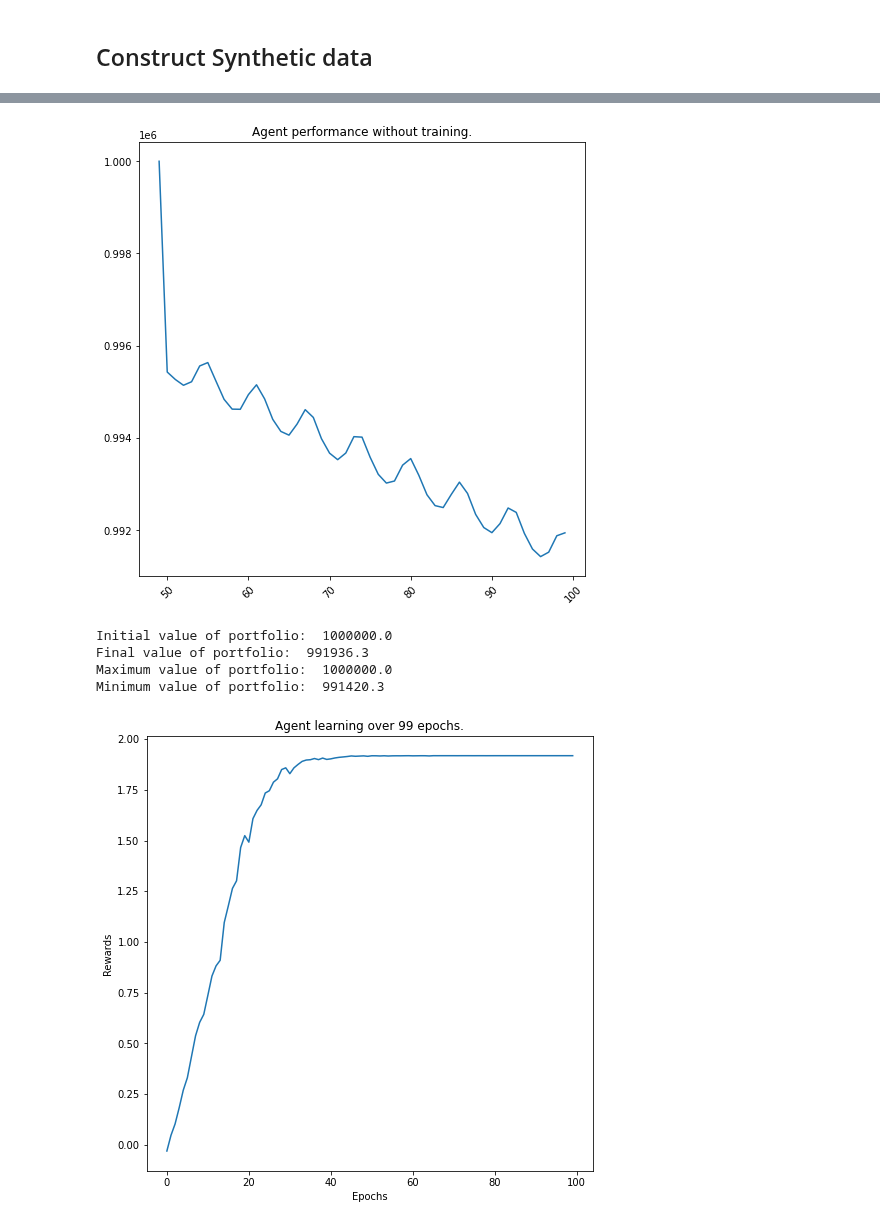
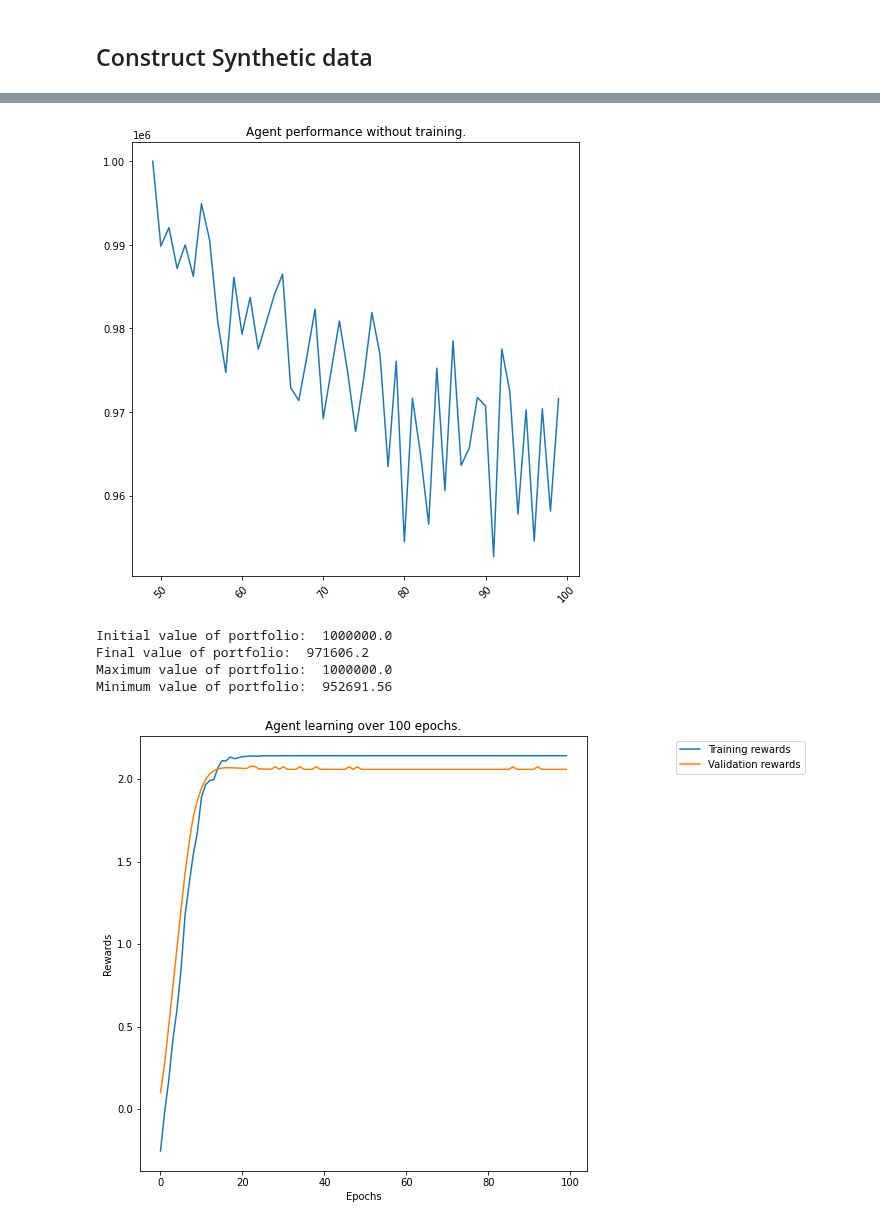
Before and after one commit to rajindermavi/portfolio_management, a Jupyter notebook: portfolio_management/test_training_synth_data.ipynb, the cells around one changed output, grey strips where cells are left out. Saved outputs shown, nothing was run; the diff lists cells and outputs as text; code cells hidden in the pictures.

```diff
--- a/portfolio_management/test_training_synth_data.ipynb
+++ b/portfolio_management/test_training_synth_data.ipynb
@@ -12,16 +12,21 @@ import matplotlib.pyplot as plt
 ## Construct Synthetic data
 # %%
 data_length = 100
-NOISE = 3
+NOISE = .05
+NUM_RATES = 4
+time_array = np.linspace(0,data_length-1,data_length)
 
-r = np.logspace( -4, -2, 4)
-
+r = np.logspace( -4, -2, NUM_RATES)
 rates = np.concatenate((-r,r),axis = 0)
 
-time_array = np.linspace(0,data_length-1,data_length)
+N_STOCKS = len(rates)
 
-rates_v_time =  np.outer(rates,time_array) + NOISE * np.outer(rates, np.sin(time_array))
+def synth_data():
 
-data = np.exp(np.stack([rates_v_time,rates_v_time],axis = 2))
+    rates_v_time =  np.outer(rates,time_array) * (1 +  np.random.normal(0, NOISE, size = (N_STOCKS,data_length)) )
 
-data.shape
+    return np.exp(np.stack([rates_v_time,rates_v_time],axis = 2))
+
+synth_train_data = synth_data()
+
+synth_validation_data = synth_data()
@@ -40,25 +51,26 @@ plt.show()
 # %%
 agent = DPM_Agent()
-env = TradingEnv(data)
+train_env = TradingEnv(synth_train_data)
+val_env = TradingEnv(synth_validation_data)
 # %%
 # Simulate untrained agent to view baseline
-loss = agent_loss(env,agent)
+loss = agent_loss(val_env,agent)
 plt.figure(figsize=(8,8))
-plt.plot(time_array[49:], env.portfolio_value_hist)
+plt.plot(time_array[49:], val_env.portfolio_value_hist)
 plt.xticks(rotation=45)
 plt.title('Agent performance without training.')
 plt.show()
-portfolio_vals = env.portfolio_value_hist
+portfolio_vals = val_env.portfolio_value_hist
 print('Initial value of portfolio: ',portfolio_vals[0].numpy())
 print('Final value of portfolio: ', portfolio_vals[-1].numpy())
 print('Maximum value of portfolio: ',max(portfolio_vals).numpy())
 print('Minimum value of portfolio: ',min(portfolio_vals).numpy())
 # %% [output]
-[figure, old version]
+[figure, new version]
 Initial value of portfolio:  1000000.0
-Final value of portfolio:  991936.3
+Final value of portfolio:  971606.2
 Maximum value of portfolio:  1000000.0
-Minimum value of portfolio:  991420.3
+Minimum value of portfolio:  952691.56
 # %%
 TRADING_DAYS_PER_YEAR = 253
 
@@ -102,25 +113,30 @@ def Callback_EarlyStopping(RewardsList, min_delta=0, patience=30):
         return False
 # %%
 train_rewards = []
+validation_rewards = []
 MAX_EPOCHS = 100
 for epoch in range(MAX_EPOCHS):
 
-    reward = train_step(agent,data)
-
+    reward = train_step(agent,synth_train_data)
 
     train_rewards.append(reward)
 
+    sar = sampled_agent_reward(TradingEnv,synth_validation_data,[agent],N_STOCKS,1)
+
+    validation_rewards.append(np.mean(sar[agent.name]))
 
     if Callback_EarlyStopping(train_rewards):
         break
 # %%
 plt.figure(figsize=(8,8))
-plt.plot(train_rewards)
-plt.title(f'Agent learning over {epoch} epochs.')
+plt.plot(train_rewards,label = 'Training rewards')
+plt.plot(validation_rewards, label = 'Validation rewards')
+plt.legend(loc='upper right',bbox_to_anchor=(1.5, 1) )
+plt.title(f'Agent learning over {epoch+1} epochs.')
 plt.xlabel('Epochs')
 plt.ylabel('Rewards')
 plt.show()
 # %% [output]
-[figure, old version]
+[figure, new version]
 # %%
 # Simulate trained agent to view behavior after training
```
Also changed, not shown: parts of 8 cells of this notebook.
